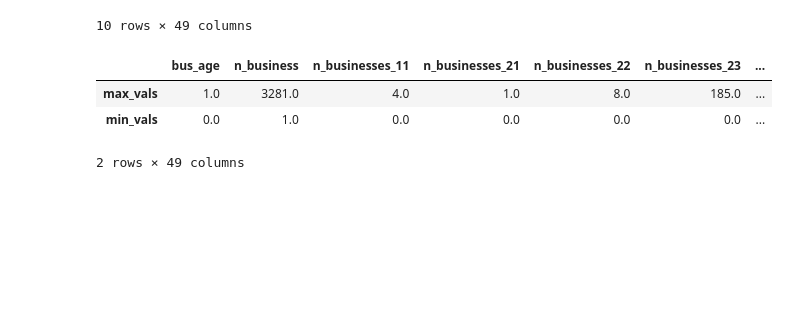
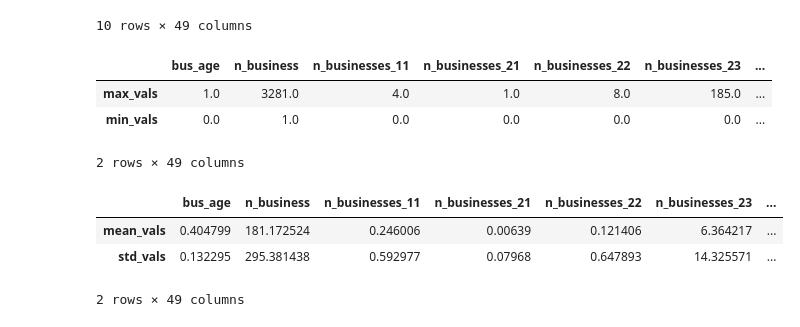
Before and after one commit to jmsilverman/insight_project, a Jupyter notebook: build_features_labels2.ipynb, the cells around one changed output. Drawn from its saved outputs; the diff is of its cells as text; code cells hidden in the pictures; blank space fills up the shorter version.

```diff
--- a/build_features_labels2.ipynb
+++ b/build_features_labels2.ipynb
@@ -322,6 +428,22 @@ min_max_frame
 | max_vals | 1.0 | 3281.0 | 4.0 | 1.0 | 8.0 | 185.0 | ... |
 | min_vals | 0.0 | 1.0 | 0.0 | 0.0 | 0.0 | 0.0 | ... |
 2 rows × 49 columns
+# %%
+# get mean/std of each column
+mean_cols = np.mean(features,axis=0)
+std_cols = np.std(features,axis=0)
+
+# save mean/std as dataframe
+mean_std_frame = pd.DataFrame({'mean_vals': mean_cols.values, 'std_vals': std_cols.values}, index=mean_cols.index).T
+
+# write mean/std of each column to CSV
+mean_std_frame.to_csv('data_final/mean_std_features.csv', index_label='mean_std')
+mean_std_frame
+# %% [output]
+|  | bus_age | n_business | n_businesses_11 | n_businesses_21 | n_businesses_22 | n_businesses_23 | ... |
+| mean_vals | 0.404799 | 181.172524 | 0.246006 | 0.00639 | 0.121406 | 6.364217 | ... |
+| std_vals | 0.132295 | 295.381438 | 0.592977 | 0.07968 | 0.647893 | 14.325571 | ... |
+2 rows × 49 columns
 # %%
 # feature scale to min/max range
 features_scaled = (features-min_cols) / (max_cols-min_cols)
```
Also changed, not shown: parts of 14 cells of this notebook, 21 other files.
